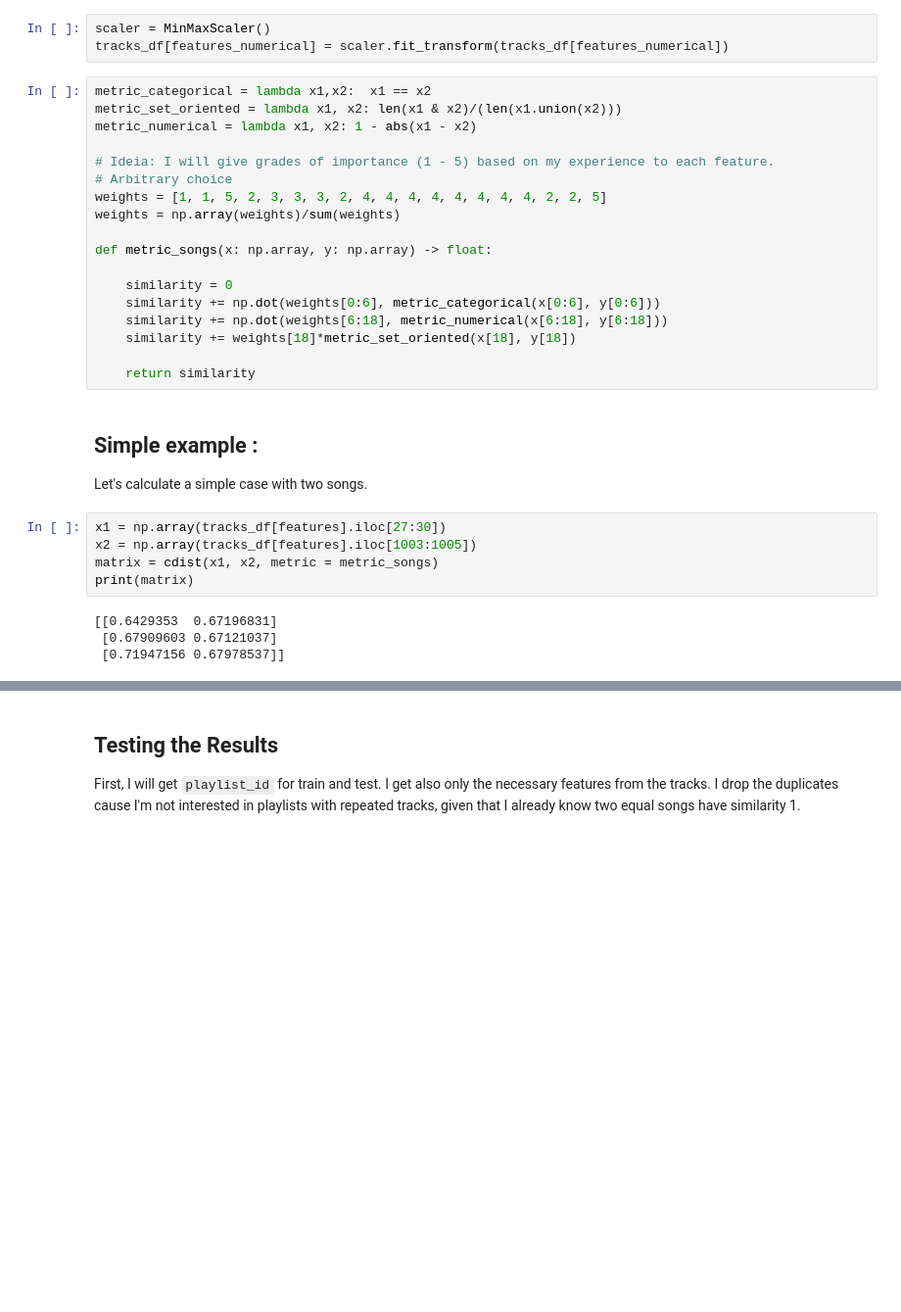
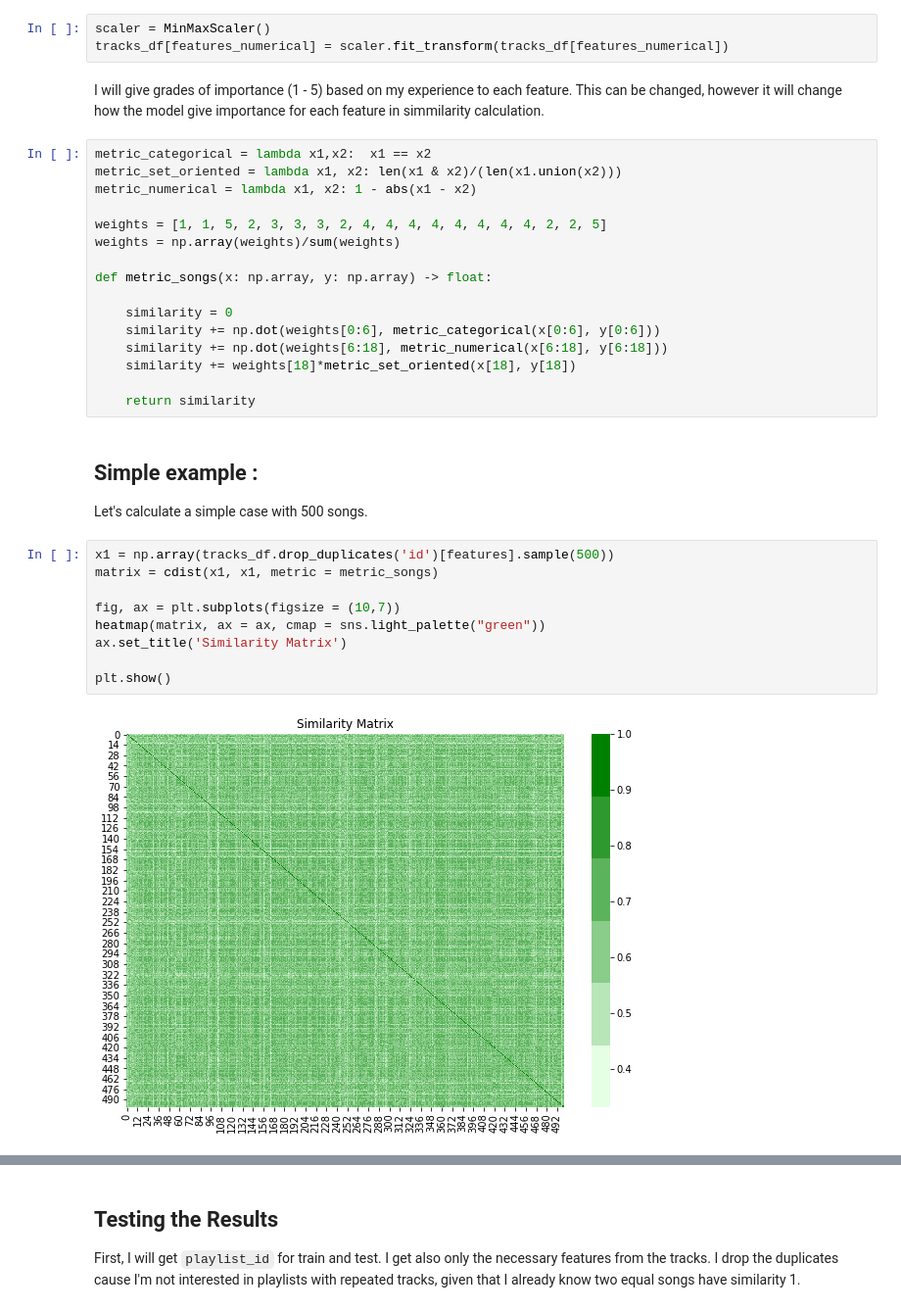
Before and after one commit to lucasresck/espotifai, a Jupyter notebook: notebooks/similarity_matrix.ipynb, the cells around one changed output, grey strips where cells are left out. Shown at 98% size. Drawn from its saved outputs; the diff is of its cells as text; blank space fills up the shorter version.

```diff
--- a/notebooks/similarity_matrix.ipynb
+++ b/notebooks/similarity_matrix.ipynb
@@ -91,13 +95,13 @@ Let's build the metrics proposed. For now, I normalize the numerical data, ensur
 # %%
 scaler = MinMaxScaler()
 tracks_df[features_numerical] = scaler.fit_transform(tracks_df[features_numerical])
+# %% [markdown]
+I will give grades of importance (1 - 5) based on my experience to each feature. This can be changed, however it will change how the model give importance for each feature in simmilarity calculation.
 # %%
 metric_categorical = lambda x1,x2:  x1 == x2
 metric_set_oriented = lambda x1, x2: len(x1 & x2)/(len(x1.union(x2)))
 metric_numerical = lambda x1, x2: 1 - abs(x1 - x2)
 
-# Ideia: I will give grades of importance (1 - 5) based on my experience to each feature.
-# Arbitrary choice
 weights = [1, 1, 5, 2, 3, 3, 3, 2, 4, 4, 4, 4, 4, 4, 4, 4, 2, 2, 5]
 weights = np.array(weights)/sum(weights)
 
@@ -113,16 +117,18 @@ def metric_songs(x: np.array, y: np.array) -> float:
 ## Simple example :
 
 
-Let's calculate a simple case with two songs.
+Let's calculate a simple case with 500 songs.
-# %%
-x1 = np.array(tracks_df[features].iloc[27:30])
-x2 = np.array(tracks_df[features].iloc[1003:1005])
-matrix = cdist(x1, x2, metric = metric_songs)
-print(matrix)
-# %% [output]
-[[0.6429353  0.67196831]
- [0.67909603 0.67121037]
- [0.71947156 0.67978537]]
+# %%
+x1 = np.array(tracks_df.drop_duplicates('id')[features].sample(500))
+matrix = cdist(x1, x1, metric = metric_songs)
+
+fig, ax = plt.subplots(figsize = (10,7))
+heatmap(matrix, ax = ax, cmap = sns.light_palette("green"))
+ax.set_title('Similarity Matrix')
+
+plt.show()
+# %% [output]
+[figure, added]
 # %% [markdown]
 ## Recommendation based on similarity.
 
```
Also changed, not shown: parts of 31 cells of this notebook.
